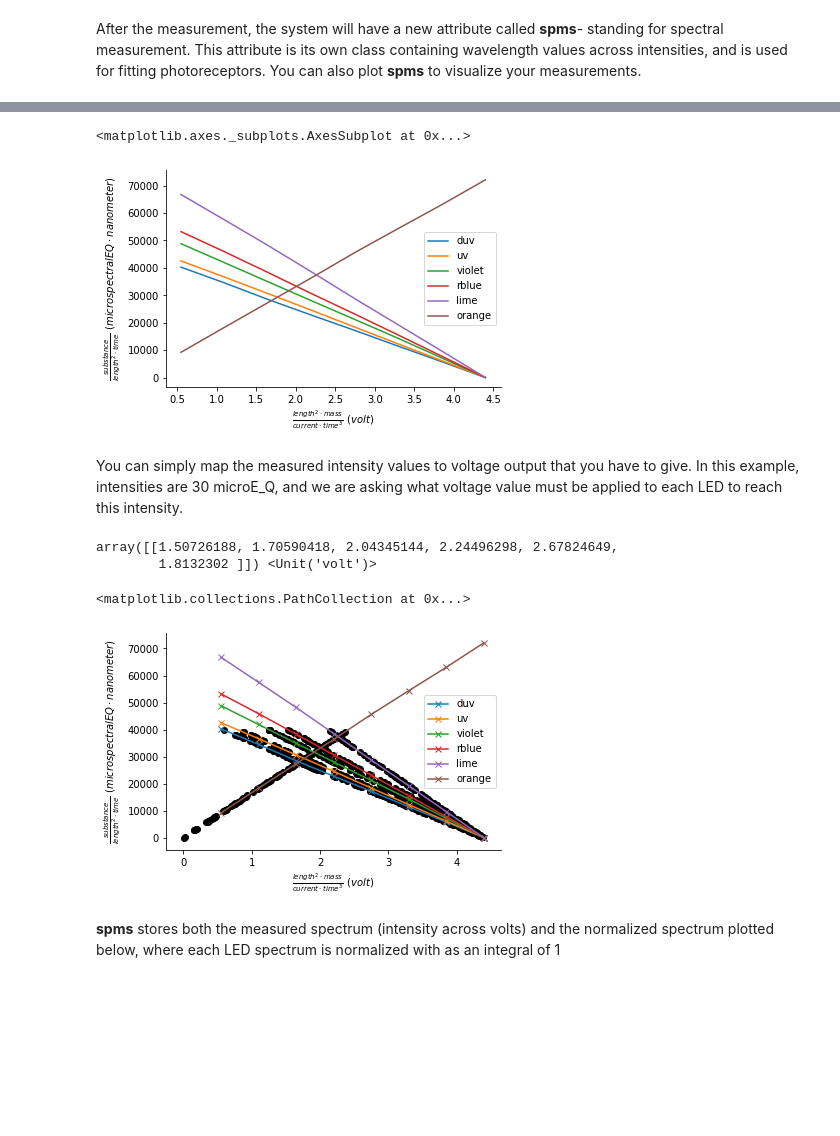
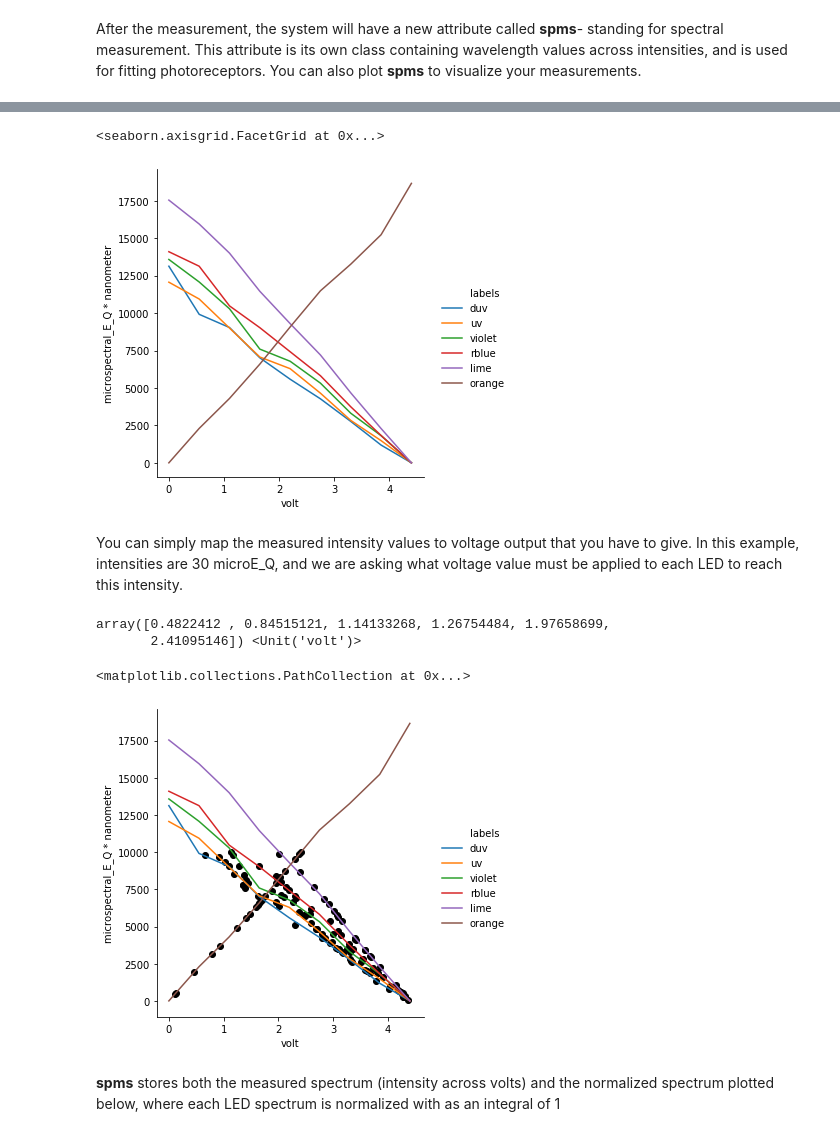
Before and after one commit to neuralsignal/dreye, a Jupyter notebook: tutorials/Running Dummy Measurements.ipynb, the cells around one changed output, grey strips where cells are left out. Saved outputs shown, nothing was run; the diff lists cells and outputs as text; code cells hidden in the pictures; blank space fills up the shorter version.

```diff
--- a/tutorials/Running Dummy Measurements.ipynb
+++ b/tutorials/Running Dummy Measurements.ipynb
@@ -159,13 +152,13 @@ MeasuredSpectraContainer(
 # %%
-system.spms.intensities.plot(labels=True)
+system.measured_spectra.intensities.plot()
 # %% [output]
-<matplotlib.axes._subplots.AxesSubplot at 0x...>
+<seaborn.axisgrid.FacetGrid at 0x...>
-[figure, old version]
+[figure, new version]
 # %% [markdown]
 You can simply map the measured intensity values to voltage output that you have to give. In this example, intensities are 30 microE_Q, and we are asking what voltage value must be applied to each LED to reach this intensity.
 # %%
-system.spms.map(np.array([30000]*6))
+system.measured_spectra.map(np.array([10000]*6))
 # %% [output]
-array([[1.50726188, 1.70590418, 2.04345144, 2.24496298, 2.67824649,
-        1.8132302 ]]) <Unit('volt')>
+array([0.4822412 , 0.84515121, 1.14133268, 1.26754484, 1.97658699,
+       2.41095146]) <Unit('volt')>
 # %%
@@ -173,8 +166,8 @@ points = np.random.randint(0, 40000, size=(100, 6))
 # %%
-system.spms.intensities.plot(labels=True, marker='x')
-plt.scatter(system.spms.map(points, units=False), points, color='black')
+system.measured_spectra.intensities.plot()
+plt.scatter(system.measured_spectra.map(points), points, color='black')
 # %% [output]
 <matplotlib.collections.PathCollection at 0x...>
-[figure, old version]
+[figure, new version]
 # %% [markdown]
 **spms** stores both the measured spectrum (intensity across volts) and the normalized spectrum plotted below, where each LED spectrum is normalized with as an integral of 1
```
Also changed, not shown: parts of 24 cells of this notebook, 35 other files.
